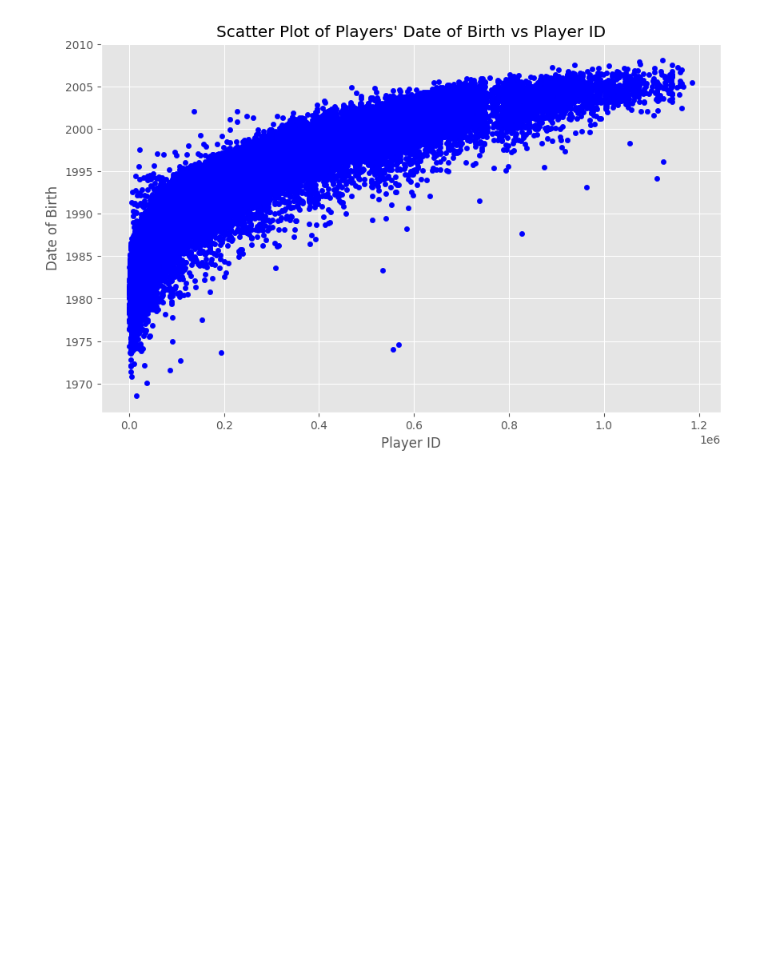
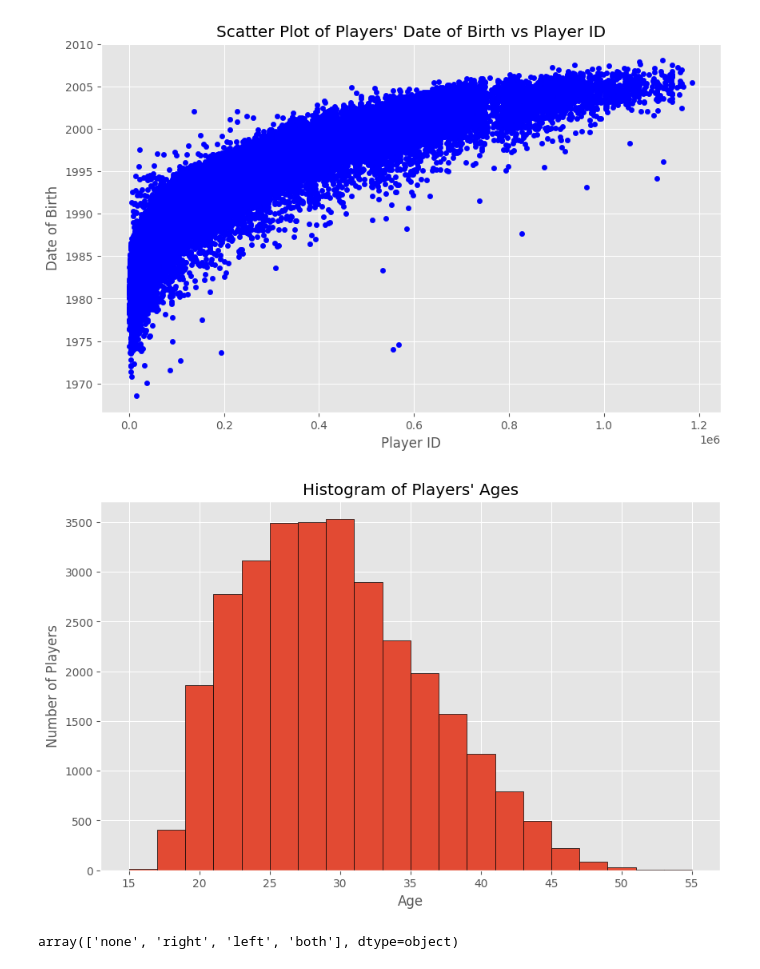
Before and after one commit to Bilguun-Batsaikhan/IUM-TWEB, a Jupyter notebook: Solution/jupyter_notebook/players.ipynb, the cells around one changed output. Drawn from its saved outputs; the diff is of its cells as text; code cells hidden in the pictures; blank space fills up the shorter version.

Commit message:
The Players data analysis has been enhanced with charts

```diff
--- a/Solution/jupyter_notebook/players.ipynb
+++ b/Solution/jupyter_notebook/players.ipynb
@@ -267,3 +271,5 @@ array([2014, 2012, 2013, 2015, 2017, 2020, 2018, 2019, 2016, 2021, 2022,
+# %%
+players_sub['foot'].fillna("none", inplace=True)
 # %% [markdown]
 <h1> Adding new columns </h1>
 # %%
@@ -301,3 +308,20 @@ plt.ylabel('Date of Birth')
 plt.show()
 # %% [output]
 [figure]
+# %%
+current_date = datetime.now()
+players_sub['age'] = players_sub['date_of_birth'].apply(lambda dob: (current_date - dob).days // 365 if pd.notnull(dob) else None)
+
+plt.figure(figsize=(10, 6))
+players_sub['age'].hist(bins=20, edgecolor='black')
+plt.title('Histogram of Players\' Ages')
+plt.xlabel('Age')
+plt.ylabel('Number of Players')
+plt.grid(True)
+plt.show()
+# %% [output]
+[figure, added]
+# %%
+players_sub['foot'].unique()
+# %% [output]
+array(['none', 'right', 'left', 'both'], dtype=object)
```
Also changed, not shown: parts of 13 cells of this notebook.
